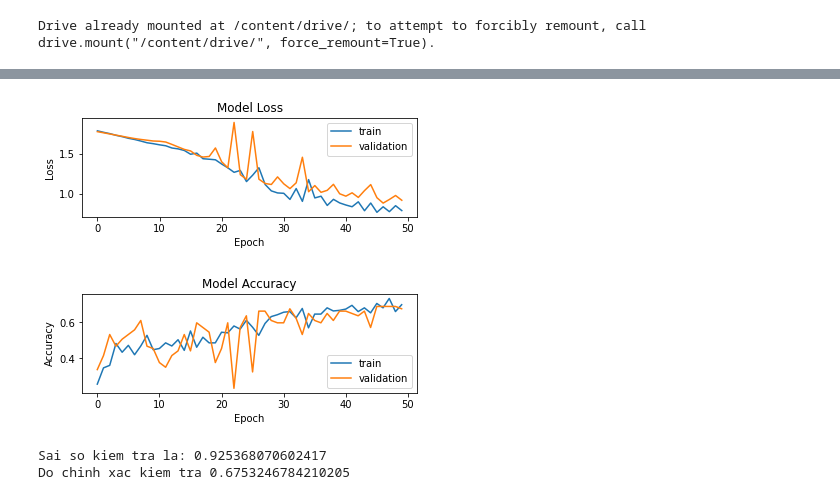
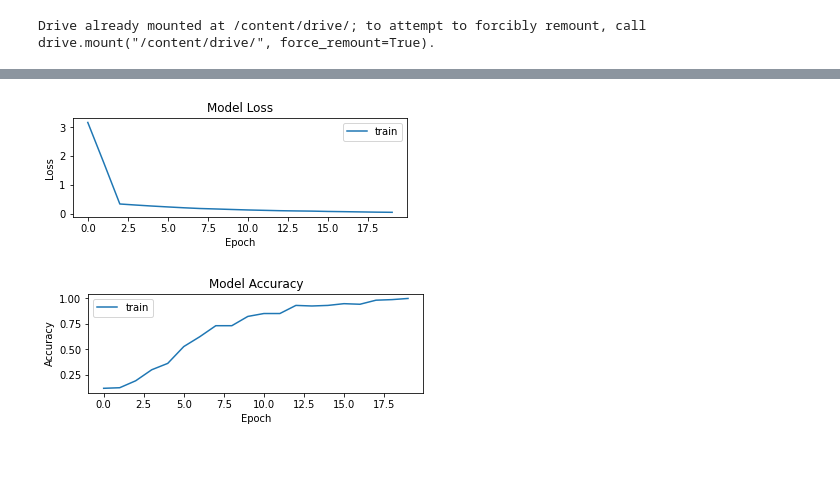
Before and after one commit to HoangQuanHCMUTEK19/CNN, a Jupyter notebook: NhanDienTraiCay.ipynb, the cells around one changed output, grey strips where cells are left out. Drawn from its saved outputs; the diff is of its cells as text; code cells hidden in the pictures; blank space fills up the shorter version.

```diff
--- a/NhanDienTraiCay.ipynb
+++ b/NhanDienTraiCay.ipynb
@@ -29,11 +28,3 @@ from google.colab import drive
 drive.mount('/content/drive/')
 # %% [output]
 Drive already mounted at /content/drive/; to attempt to forcibly remount, call drive.mount("/content/drive/", force_remount=True).
-# %%
-#Load va Hien thi anh
-img = load_img(train_path + "/Apple/apple_1.jpg")
-plt.imshow(img)
-plt.axis("on")
-plt.show()
-img = img_to_array(img)
-img.shape
@@ -56,21 +56,10 @@ test_dataset.class_indices
 # %%
-#Thiet Lap Model
+#Thiết lập model
 model = Sequential()
-model.add(Conv2D(32,(3,3),activation = 'relu',input_shape=(100,100,3)))
-model.add(MaxPooling2D(2,2))
-model.add(Conv2D(64,(3,3),activation = 'relu'))
-model.add(MaxPooling2D(2,2))
-model.add(Conv2D(128,(3,3),activation = 'relu'))
-model.add(MaxPooling2D(2,2))
-model.add(Conv2D(256,(3,3),activation = 'relu'))
+model.add(Conv2D(32, (3, 3), activation='relu', kernel_initializer='he_uniform', padding='same', input_shape=(200, 200, 3)))
 model.add(MaxPooling2D(2,2))
 model.add(Flatten())
-model.add(Dense(128,activation='relu'))
-
-model.add(Dense(64,activation='relu'))
-model.add(Dense(32,activation='relu'))
-model.add(Dropout(0.01))
-
-model.add(Dense(6,activation='softmax'))
+model.add(Dense(256,activation='relu',kernel_initializer='he_uniform'))
+model.add(Dense(10,activation='softmax'))
 model.summary()
 # %% [output]
@@ -93,8 +85,9 @@ Non-trainable params: 0
 _________________________________________________________________
 # %%
 #Complie Model
-model.compile(optimizer="SGD", loss='categorical_crossentropy', metrics=['accuracy'])
+opt=SGD(learning_rate=0.01,momentum=0.9)
+model.compile(loss='binary_crossentropy',optimizer=opt, metrics=['accuracy'])
 # %%
 #Training Model
-history = model.fit(train_dataset,epochs = 50,batch_size=64, validation_data = test_dataset)
+history = model.fit(x_train,y_train,epochs = 20)
 # %% [output]
@@ -119,30 +111,20 @@ Epoch 50/50
 # %%
-#Ve Do thi Loss
+#Vẽ đồ thị loss
 plt.subplot(2,1,1)
 plt.plot(history.history['loss'])
-plt.plot(history.history['val_loss'])
 plt.title('Model Loss')
 plt.ylabel('Loss')
 plt.xlabel('Epoch')
 plt.legend(['train','validation'])
 plt.show()
-#Ve Do thi Accuracy
+#Vẽ đồ thị Accuracy
 plt.subplot(2,1,2)
 plt.plot(history.history['accuracy'])
-plt.plot(history.history['val_accuracy'])
 plt.title('Model Accuracy')
 plt.ylabel('Accuracy')
 plt.xlabel('Epoch')
 plt.legend(['train','validation'])
 plt.show()
 # %% [output]
-[figure, old version]
+[figure, new version]
-[figure, old version]
+[figure, new version]
-# %%
-#Tinh toan do chinh xac va sai so
-score = model.evaluate(test_dataset,verbose = 0)
-print('Sai so kiem tra la:',score[0])
-print('Do chinh xac kiem tra', score[1])
-# %% [output]
-Sai so kiem tra la: 0.925368070602417
-Do chinh xac kiem tra 0.6753246784210205
```
Also changed, not shown: parts of 15 cells of this notebook.
